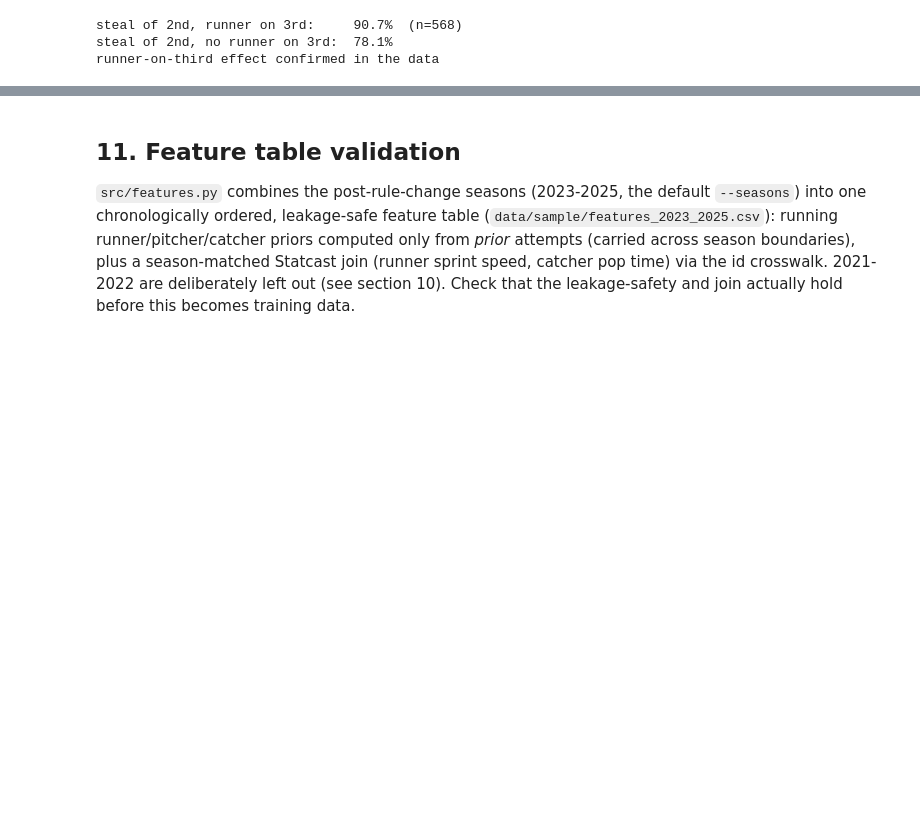
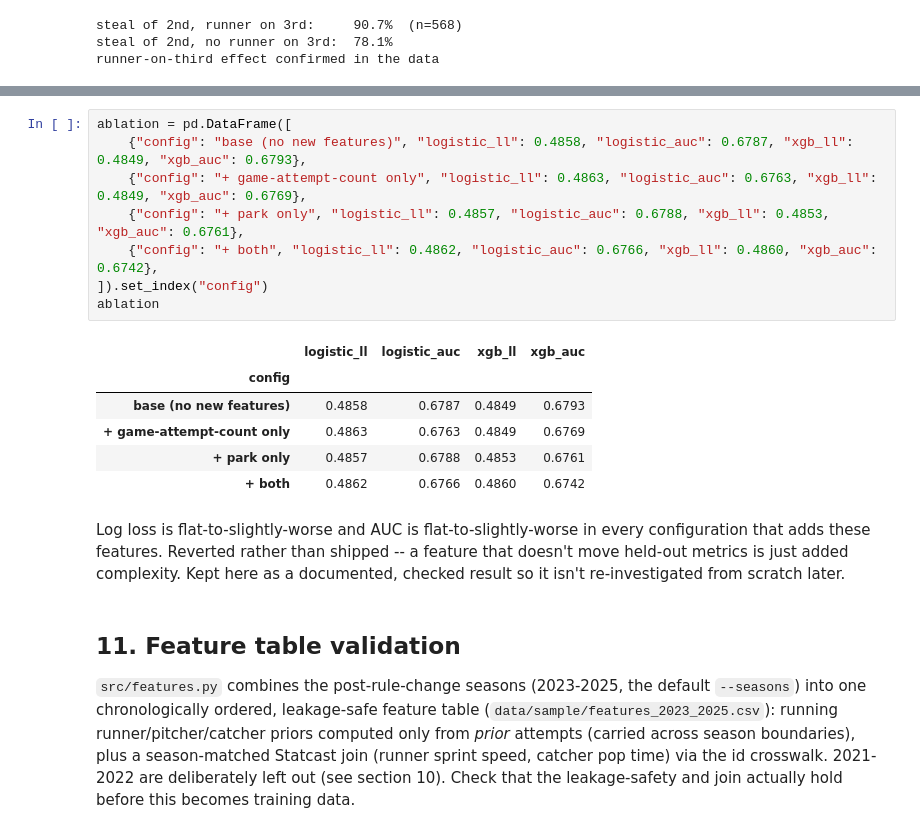
Before and after one commit to ethanhershman/base-steal-model, a Jupyter notebook: notebooks/eda.ipynb, the cells around one changed output, grey strips where cells are left out. Saved outputs shown, nothing was run; the diff lists cells and outputs as text; blank space fills up the shorter version.

```diff
--- a/notebooks/eda.ipynb
+++ b/notebooks/eda.ipynb
@@ -508,3 +537,24 @@ runner-on-third effect confirmed in the data
+# %%
+ablation = pd.DataFrame([
+    {"config": "base (no new features)", "logistic_ll": 0.4858, "logistic_auc": 0.6787, "xgb_ll": 0.4849, "xgb_auc": 0.6793},
+    {"config": "+ game-attempt-count only", "logistic_ll": 0.4863, "logistic_auc": 0.6763, "xgb_ll": 0.4849, "xgb_auc": 0.6769},
+    {"config": "+ park only", "logistic_ll": 0.4857, "logistic_auc": 0.6788, "xgb_ll": 0.4853, "xgb_auc": 0.6761},
+    {"config": "+ both", "logistic_ll": 0.4862, "logistic_auc": 0.6766, "xgb_ll": 0.4860, "xgb_auc": 0.6742},
+]).set_index("config")
+ablation
+# %% [output]
+|  | logistic_ll | logistic_auc | xgb_ll | xgb_auc |
+| config |  |  |  |  |
+| base (no new features) | 0.4858 | 0.6787 | 0.4849 | 0.6793 |
+| + game-attempt-count only | 0.4863 | 0.6763 | 0.4849 | 0.6769 |
+| + park only | 0.4857 | 0.6788 | 0.4853 | 0.6761 |
+| + both | 0.4862 | 0.6766 | 0.4860 | 0.6742 |
+# %% [markdown]
+Log loss is flat-to-slightly-worse and AUC is flat-to-slightly-worse in
+every configuration that adds these features. Reverted rather than
+shipped -- a feature that doesn't move held-out metrics is just added
+complexity. Kept here as a documented, checked result so it isn't
+re-investigated from scratch later.
 # %% [markdown]
 ## 11. Feature table validation
 
```
Also changed, not shown: parts of 1 cell of this notebook, 1 other file.
